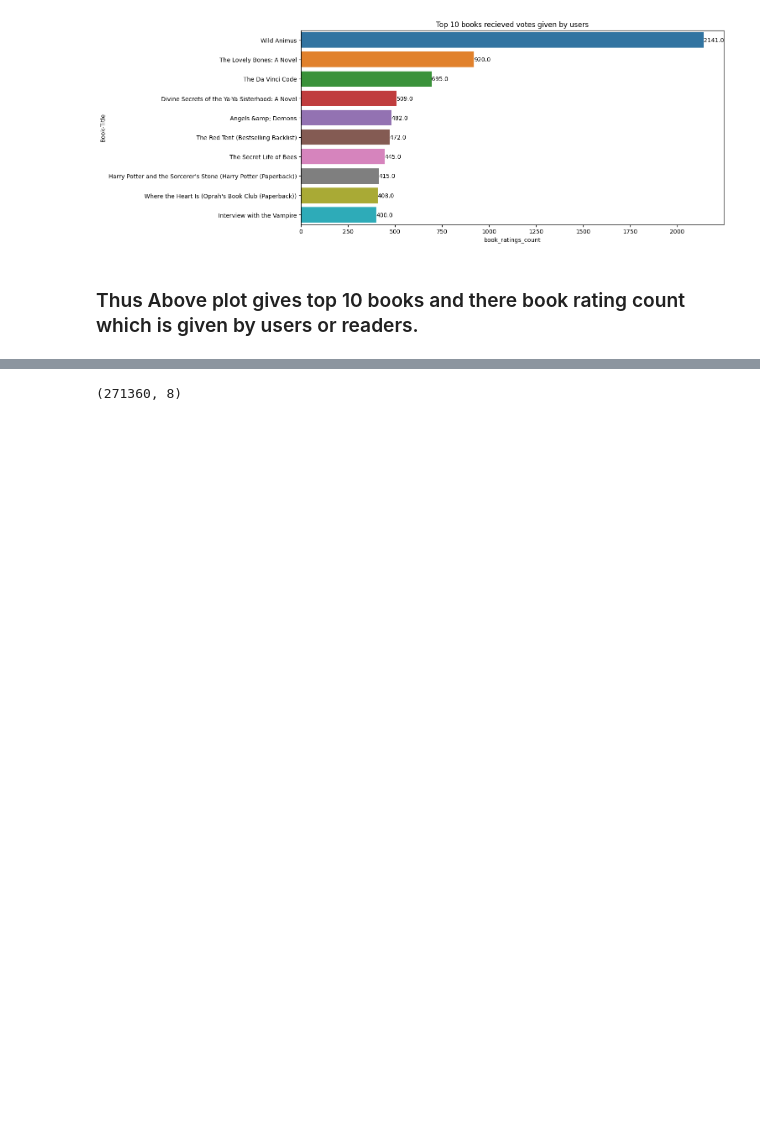
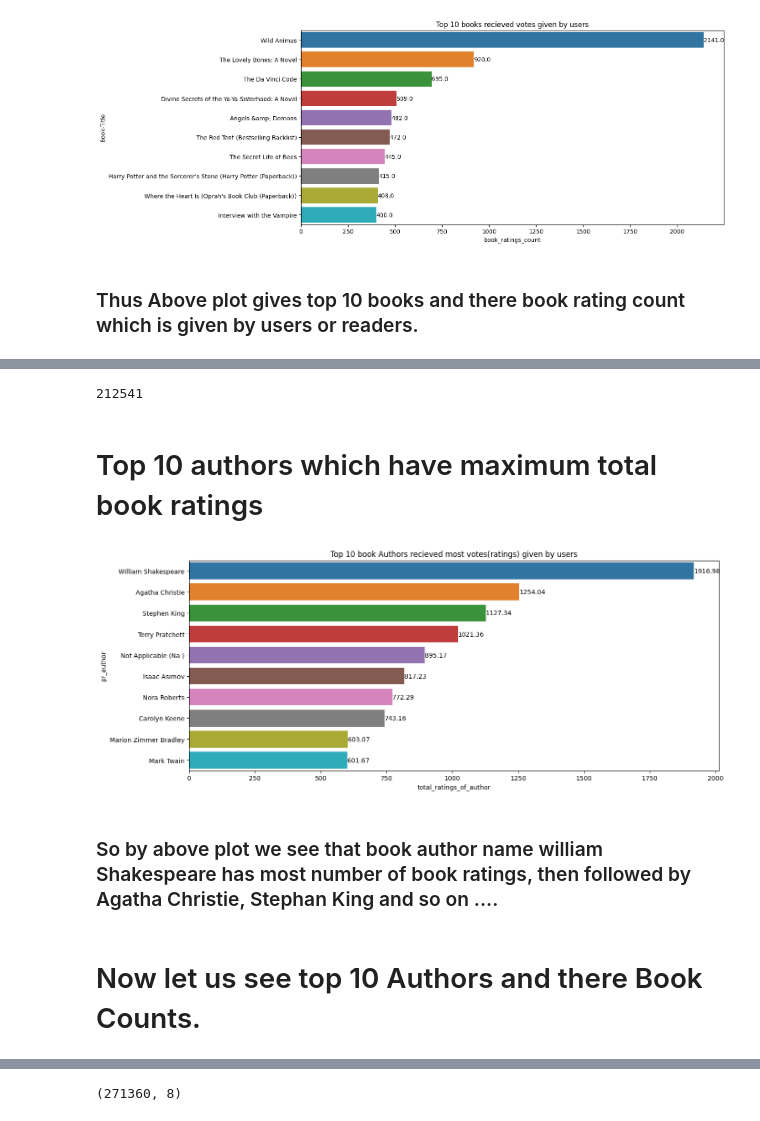
Before and after one commit to Suraj-7077/Unsupervised-ML-Book-Recommendation-system-Model, a Jupyter notebook: Unsupervised_ML_Capstone_Project_IV_.ipynb, the cells around one changed output, grey strips where cells are left out. Cells and saved outputs as stored; diff of their text form; code cells hidden in the pictures; blank space fills up the shorter version.

```diff
--- a/Unsupervised_ML_Capstone_Project_IV_.ipynb
+++ b/Unsupervised_ML_Capstone_Project_IV_.ipynb
@@ -820,0 +799,3 @@ book_df.head()
+# %%
+# Applying function and creating  pr_author column since (pr -public relation is  promotion campaign, an author can attract the attention of their target audience,
+authors_df['pr_author'] = authors_df['Book-Author'].apply(lambda x : get_only_authors(x))
@@ -820,0 +810,27 @@ book_df.head()
+# %%
+author_total_rating_df = authors_df.drop_duplicates(subset=['pr_author', 'Book-Title'], keep = 'first')
+# %%
+len(author_total_rating_df)
+# %% [output]
+212541
+# %%
+author_total_rating_df = author_total_rating_df.groupby('pr_author').agg(total_ratings_of_author= ('avg_book_rating', 'sum')).reset_index()
+# %% [markdown]
+# Top 10 authors which have maximum total book ratings
+# %%
+author_total_rating_df = author_total_rating_df.sort_values(by='total_ratings_of_author', ascending=False).head(10)
+# %%
+plt.figure(figsize=(15,6))
+ax= sns.barplot(data = author_total_rating_df, x='total_ratings_of_author', y= 'pr_author')
+
+for i in ax.patches :
+  ax.text(i.get_width() + 0.05, i.get_y()+0.5, str(i.get_width()), fontsize= 10)
+
+plt.title('Top 10 book Authors recieved most votes(ratings) given by users')
+plt.show()
+# %% [output]
+[figure, added]
+# %% [markdown]
+### So by above plot we see that book author name william Shakespeare has most number of book ratings, then followed by Agatha Christie, Stephan King and so on ....
+# %% [markdown]
+# Now let us see top 10 Authors and there Book Counts.
```
Also changed, not shown: parts of 46 cells of this notebook.
